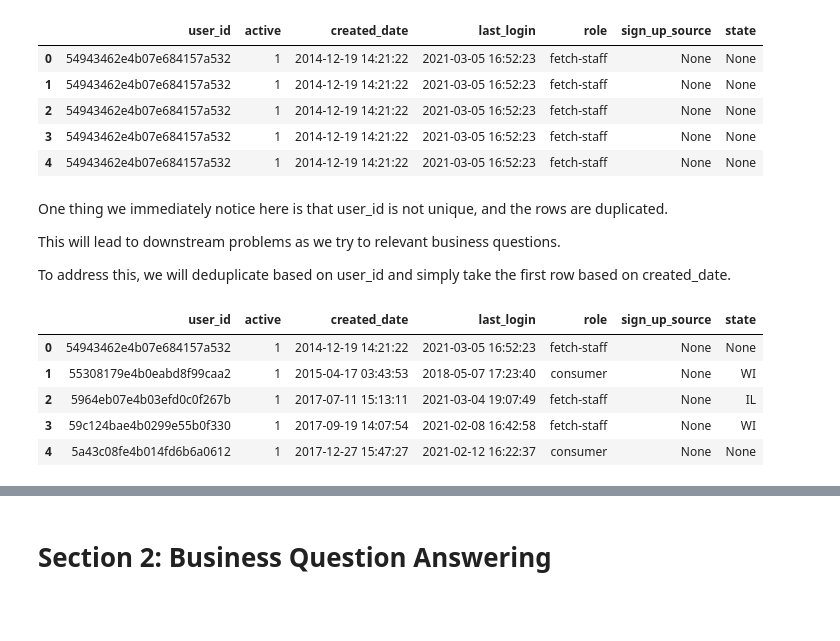
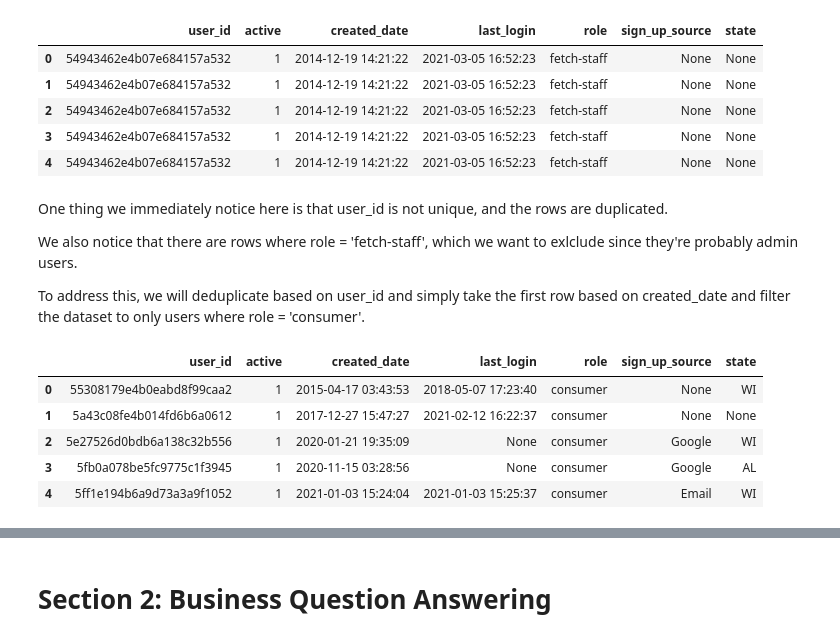
Before and after one commit to aaronchen7780/AE-Project-FetchRewards, a Jupyter notebook: implementation.ipynb, the cells around one changed output, grey strips where cells are left out. Cells and saved outputs as stored; diff of their text form; code cells hidden in the pictures; blank space fills up the shorter version.

Commit message:
DQ fin + Email

```diff
--- a/analysis.ipynb
+++ b/implementation.ipynb
@@ -98,9 +98,9 @@ users.head()
 # %% [markdown]
 One thing we immediately notice here is that user_id is not unique, and the rows are duplicated.
 
-This will lead to downstream problems as we try to relevant business questions.
+We also notice that there are rows where role = 'fetch-staff', which we want to exlclude since they're probably admin users.
 
-To address this, we will deduplicate based on user_id and simply take the first row based on created_date.
+To address this, we will deduplicate based on user_id and simply take the first row based on created_date and filter the dataset to only users where role = 'consumer'.
 # %%
 # Process users.json
 
@@ -111,38 +111,39 @@ select
     json_extract(raw_data, '$.active') AS active,
     datetime(json_extract(raw_data, '$.createdDate.$date') / 1000, 'unixepoch') as created_date,
     datetime(json_extract(raw_data, '$.lastLogin.$date') / 1000, 'unixepoch') AS last_login,
     json_extract(raw_data, '$.role') AS role,
     json_extract(raw_data, '$.signUpSource') AS sign_up_source,
     json_extract(raw_data, '$.state') AS state,
     row_number() over (partition by json_extract(raw_data, '$._id.$oid') order by json_extract(raw_data, '$.createdDate.$date') / 1000) as rank_
 from staging_users
                    )
 
 select
     user_id,
     active,
     created_date,
     last_login,
     role,
     sign_up_source,
     state
 from
     base
 where rank_ = 1
+and role = 'consumer'
 order by 1;
 """)
 
 users = run_query(users_query)
 users.to_sql('users', engine, if_exists='replace', index=False)
 
 users.head()
 # %% [output]
 |  | user_id | active | created_date | last_login | role | sign_up_source | state |
-| 0 | 54943462e4b07e684157a532 | 1 | 2014-12-19 14:21:22 | 2021-03-05 16:52:23 | fetch-staff | None | None |
-| 1 | 55308179e4b0eabd8f99caa2 | 1 | 2015-04-17 03:43:53 | 2018-05-07 17:23:40 | consumer | None | WI |
-| 2 | 5964eb07e4b03efd0c0f267b | 1 | 2017-07-11 15:13:11 | 2021-03-04 19:07:49 | fetch-staff | None | IL |
-| 3 | 59c124bae4b0299e55b0f330 | 1 | 2017-09-19 14:07:54 | 2021-02-08 16:42:58 | fetch-staff | None | WI |
-| 4 | 5a43c08fe4b014fd6b6a0612 | 1 | 2017-12-27 15:47:27 | 2021-02-12 16:22:37 | consumer | None | None |
+| 0 | 55308179e4b0eabd8f99caa2 | 1 | 2015-04-17 03:43:53 | 2018-05-07 17:23:40 | consumer | None | WI |
+| 1 | 5a43c08fe4b014fd6b6a0612 | 1 | 2017-12-27 15:47:27 | 2021-02-12 16:22:37 | consumer | None | None |
+| 2 | 5e27526d0bdb6a138c32b556 | 1 | 2020-01-21 19:35:09 | None | consumer | Google | WI |
+| 3 | 5fb0a078be5fc9775c1f3945 | 1 | 2020-11-15 03:28:56 | None | consumer | Google | AL |
+| 4 | 5ff1e194b6a9d73a3a9f1052 | 1 | 2021-01-03 15:24:04 | 2021-01-03 15:25:37 | consumer | Email | WI |
 # %%
 # Process brands.json
 
```
Also changed, not shown: parts of 41 cells of this notebook, 3 other files.
